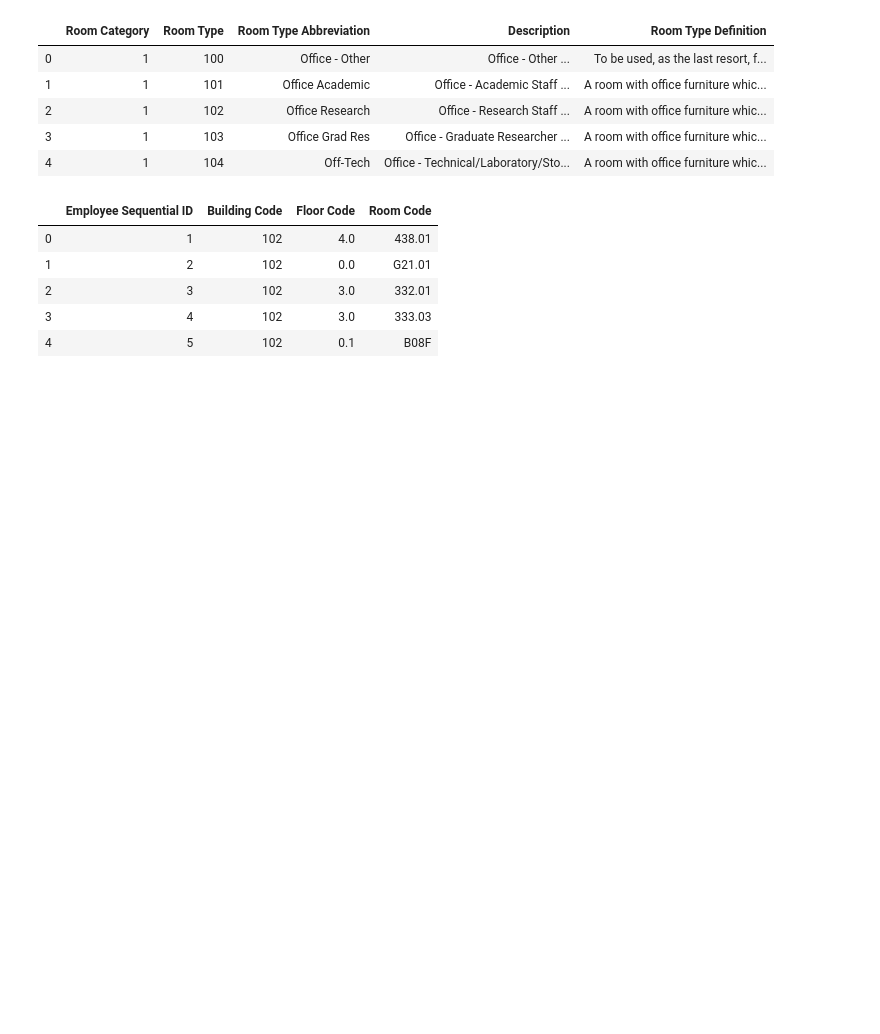
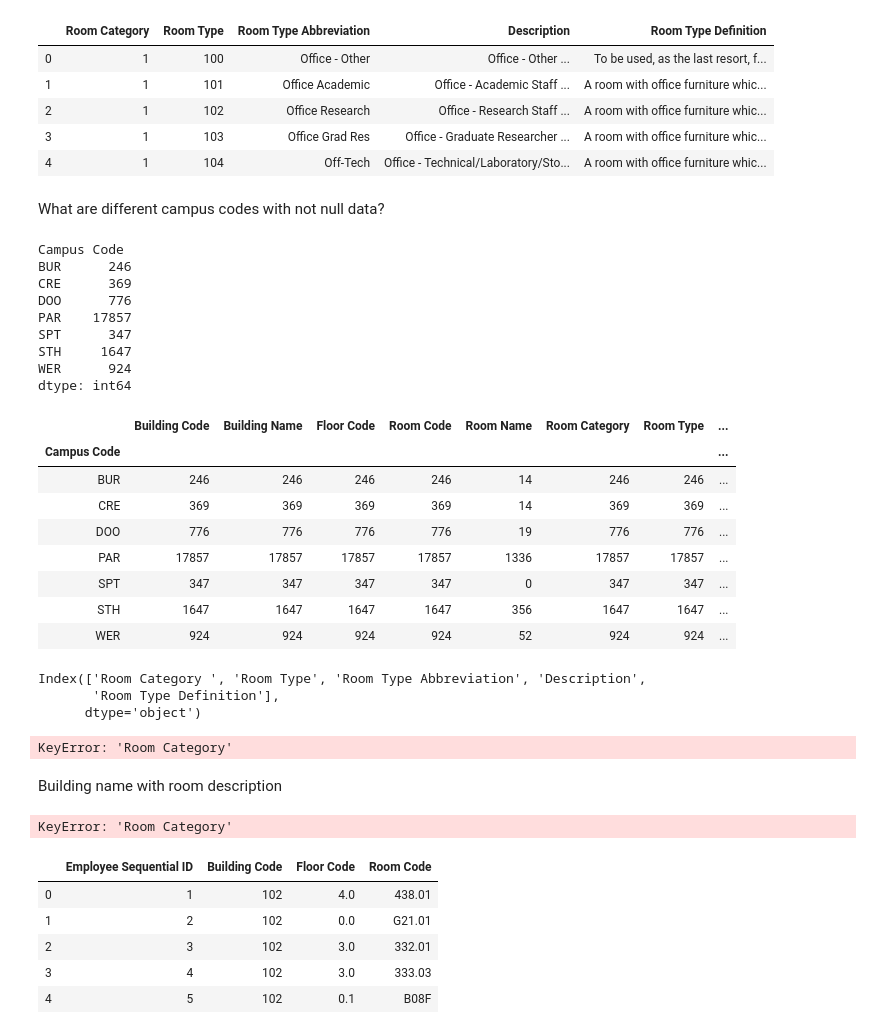
Before and after one commit to abhinavcreed13/project-space-optimisation-group-3, a Jupyter notebook: initial-data-analysis.ipynb, the cells around one changed output. Drawn from its saved outputs; the diff is of its cells as text; code cells hidden in the pictures; blank space fills up the shorter version.

```diff
--- a/initial-data-analysis.ipynb
+++ b/initial-data-analysis.ipynb
@@ -45,6 +47,44 @@ rm_category_type_df.head()
 | 2 | 1 | 102 | Office Research | Office - Research Staff ... | A room with office furniture whic... |
 | 3 | 1 | 103 | Office Grad Res | Office - Graduate Researcher ... | A room with office furniture whic... |
 | 4 | 1 | 104 | Off-Tech | Office - Technical/Laboratory/Sto... | A room with office furniture whic... |
+# %% [markdown]
+What are different campus codes with not null data?
+# %%
+print(uom_space_df.groupby('Campus Code').size())
+uom_space_df.groupby('Campus Code').count()
+# %% [output]
+Campus Code
+BUR      246
+CRE      369
+DOO      776
+PAR    17857
+SPT      347
+STH     1647
+WER      924
+dtype: int64
+|  | Building Code | Building Name | Floor Code | Room Code | Room Name | Room Category | Room Type | ... |
+| Campus Code |  |  |  |  |  |  |  | ... |
+| BUR | 246 | 246 | 246 | 246 | 14 | 246 | 246 | ... |
+| CRE | 369 | 369 | 369 | 369 | 14 | 369 | 369 | ... |
+| DOO | 776 | 776 | 776 | 776 | 19 | 776 | 776 | ... |
+| PAR | 17857 | 17857 | 17857 | 17857 | 1336 | 17857 | 17857 | ... |
+| SPT | 347 | 347 | 347 | 347 | 0 | 347 | 347 | ... |
+| STH | 1647 | 1647 | 1647 | 1647 | 356 | 1647 | 1647 | ... |
+| WER | 924 | 924 | 924 | 924 | 52 | 924 | 924 | ... |
+# %%
+print(rm_category_type_df.columns)
+rm_category_type_df.groupby('Room Category').count()
+# %% [output]
+Index(['Room Category ', 'Room Type', 'Room Type Abbreviation', 'Description',
+       'Room Type Definition'],
+      dtype='object')
+KeyError: 'Room Category'
+# %% [markdown]
+Building name with room description
+# %%
+joined_uom_space_df = pd.merge(uom_space_df,rm_category_type_df,on='Room Category')
+# %% [output]
+KeyError: 'Room Category'
 # %%
 # data peak
 em_location_df.head()
```
Also changed, not shown: parts of 1 cell of this notebook, 2 other files.
